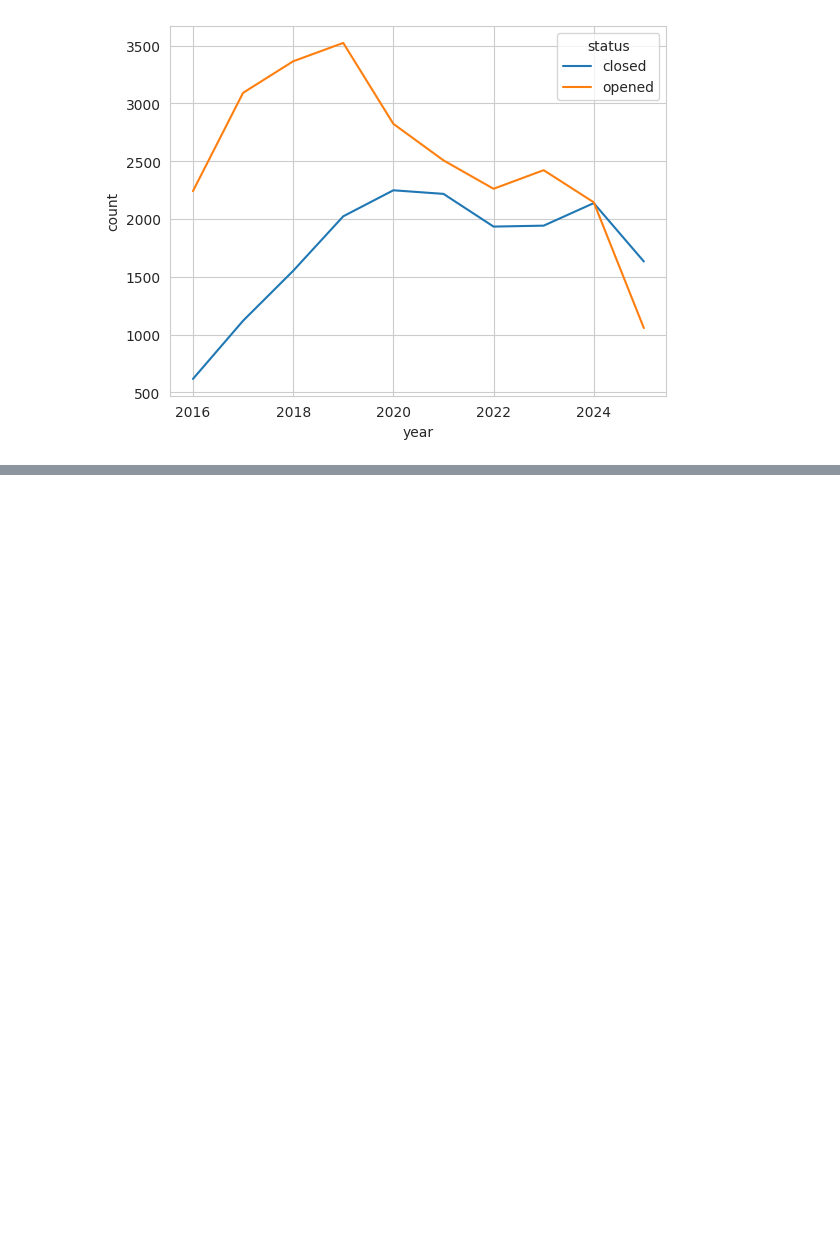
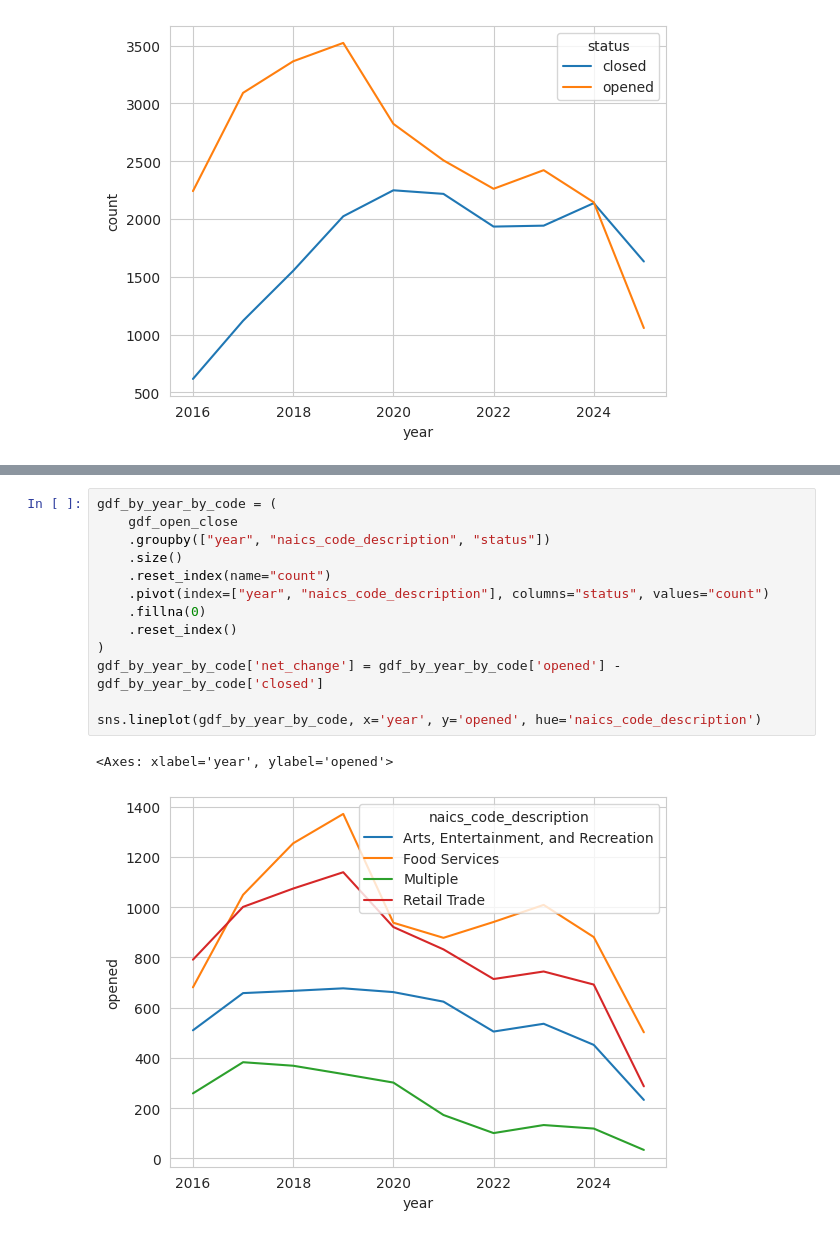
Before and after one commit to miaflynn/CYPLAN255-Final-Project, a Jupyter notebook: 03c_visualizations_sean.ipynb, the cells around one changed output, grey strips where cells are left out. Drawn from its saved outputs; the diff is of its cells as text; blank space fills up the shorter version.

```diff
--- a/03c_visualizations_sean.ipynb
+++ b/03c_visualizations_sean.ipynb
@@ -314,0 +327,16 @@ gdf_by_year['net_change'] = gdf_by_year['opened'] - gdf_by_year['closed']
+# %%
+gdf_by_year_by_code = (
+    gdf_open_close
+    .groupby(["year", "naics_code_description", "status"])
+    .size()
+    .reset_index(name="count")
+    .pivot(index=["year", "naics_code_description"], columns="status", values="count")
+    .fillna(0)
+    .reset_index()
+)
+gdf_by_year_by_code['net_change'] = gdf_by_year_by_code['opened'] - gdf_by_year_by_code['closed']
+
+sns.lineplot(gdf_by_year_by_code, x='year', y='opened', hue='naics_code_description')
+# %% [output]
+<Axes: xlabel='year', ylabel='opened'>
+[figure, added]
```
Also changed, not shown: parts of 7 cells of this notebook.
